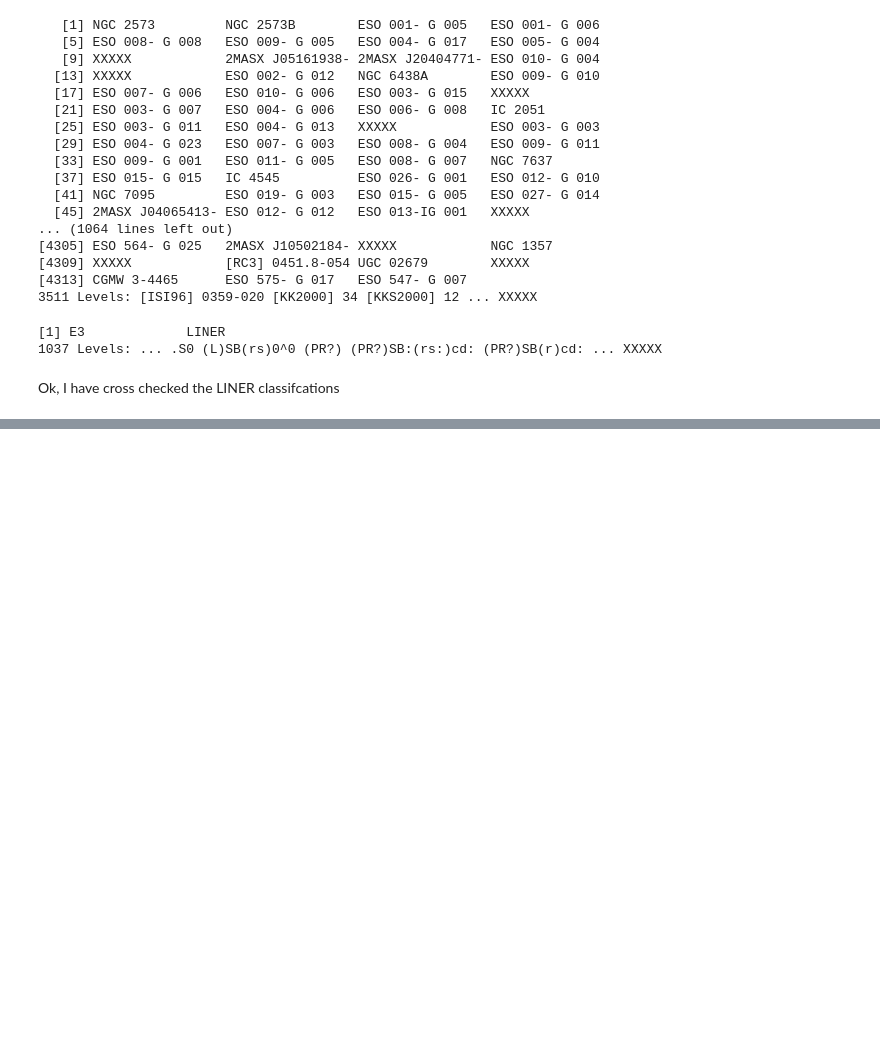
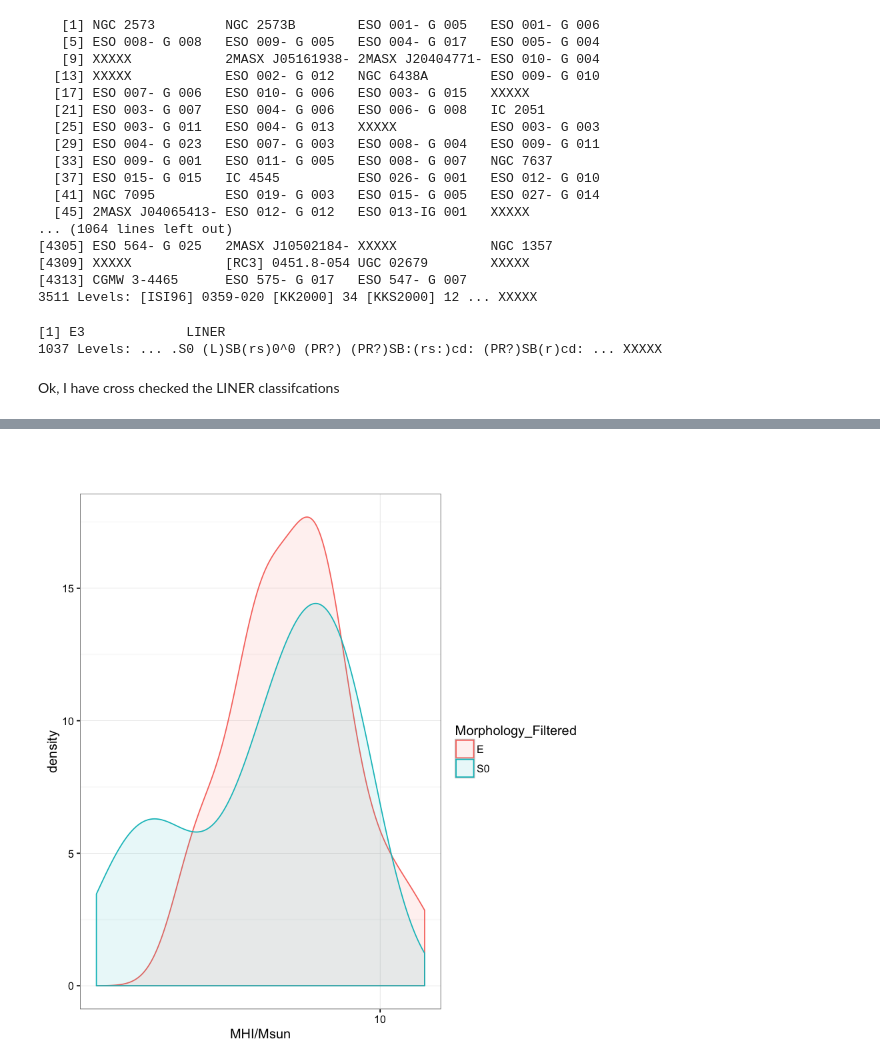
Before and after one commit to jpiscionere/HI_Project, a Jupyter notebook: Source/E_vs_S0.ipynb, the cells around one changed output, grey strips where cells are left out. Cells and saved outputs as stored; diff of their text form; code cells hidden in the pictures; blank space fills up the shorter version.

```diff
--- a/Source/E_vs_S0.ipynb
+++ b/Source/E_vs_S0.ipynb
@@ -130,0 +277,6 @@ Ok, I have cross checked the LINER classifcations
+# %%
+df_S0<-subset.data.frame(df,grepl("S0",df$Morphology)=="TRUE")
+df_E<-subset.data.frame(df,grepl('E', df$Morphology)=="TRUE" &
+              grepl('LINER',df$Morphology)=="FALSE" &
+              grepl('2MASS',df$Morphology)=="FALSE" &
+              grepl('NELG',df$Morphology)=="FALSE" )
@@ -130,0 +323,4 @@ Ok, I have cross checked the LINER classifcations
+# %%
+df_new<-rbind.data.frame(df_S0,df_E)
+length(df_new$Morphology)
+summary(df_new)
@@ -130,0 +346,15 @@ Ok, I have cross checked the LINER classifcations
+# %%
+df_new$M_HI=2.365*10^5*(df_new$vel_mom/H0)^2*df_new$Sint
+# %%
+df_new$Morphology_Filtered[grepl("S0",df_new$Morphology)=="TRUE"]="S0"
+df_new$Morphology_Filtered[grepl('E', df_new$Morphology)=="TRUE" &
+              grepl('LINER',df_new$Morphology)=="FALSE" &
+              grepl('2MASS',df_new$Morphology)=="FALSE" &
+              grepl('NELG',df_new$Morphology)=="FALSE" ]="E"
+# %% [markdown]
+#
+# %%
+ggplot(df_new,aes(log10(M_HI),color=Morphology_Filtered,fill=Morphology_Filtered)) +
+geom_density(alpha=0.1) + xlab("MHI/Msun") + theme_bw() + scale_x_log10()
+# %% [output]
+[figure, added]
```
Also changed, not shown: parts of 21 cells of this notebook.
